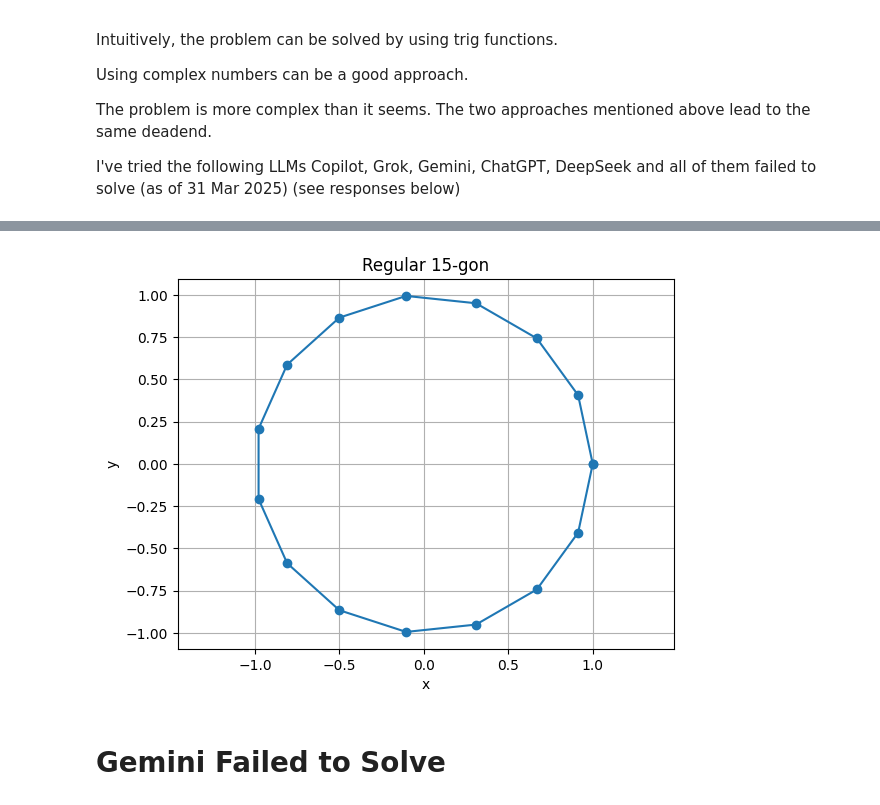
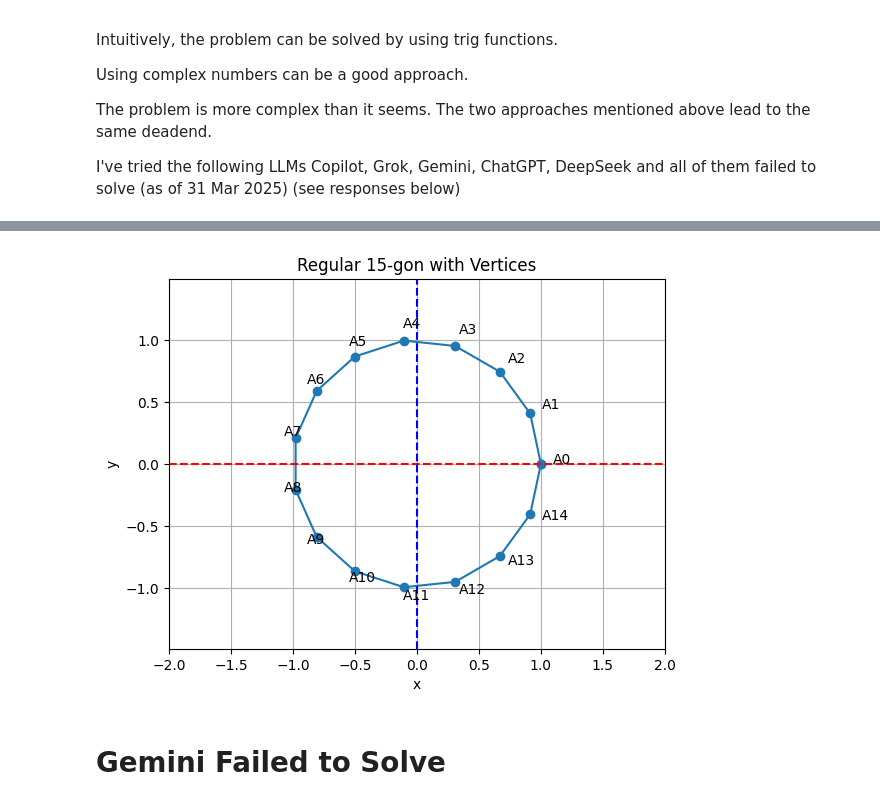
Before and after one commit to vuhung16au/MachineLearning-GenAI, a Jupyter notebook: 15_gon_Problem.ipynb, the cells around one changed output, grey strips where cells are left out. Drawn from its saved outputs; the diff is of its cells as text; code cells hidden in the pictures.

```diff
--- a/15_gon_Problem.ipynb
+++ b/15_gon_Problem.ipynb
@@ -24,22 +24,50 @@ Copilot, Grok, Gemini, ChatGPT, DeepSeek and all of them failed to solve (as of
 # %% [markdown]
 ![download.png](embedded-picture-1)
 # %%
+# import matplotlib.pyplot as plt
+# import numpy as np
+
+# def draw_polygon(n):
+#   angles = np.linspace(0, 2*np.pi, n+1)
+#   x = np.cos(angles)
+#   y = np.sin(angles)
+#   plt.plot(x, y, marker='o', linestyle='-')
+#   plt.title(f"Regular {n}-gon")
+#   plt.xlabel("x")
+#   plt.ylabel("y")
+#   # plt.xlim(-5, 5) # Set x-axis range
+#   # plt.ylim(-5, 5) # Set y-axis range
+#   plt.axis('equal')
+#   plt.grid(True)
+#   plt.show()
+
+# draw_polygon(15)
+
 import matplotlib.pyplot as plt
 import numpy as np
 
-def draw_polygon(n):
-  angles = np.linspace(0, 2*np.pi, n+1)
-  x = np.cos(angles)
-  y = np.sin(angles)
-  plt.plot(x, y, marker='o', linestyle='-')
-  plt.title(f"Regular {n}-gon")
-  plt.xlabel("x")
-  plt.ylabel("y")
-  # plt.xlim(-5, 5) # Set x-axis range
-  # plt.ylim(-5, 5) # Set y-axis range
-  plt.axis('equal')
-  plt.grid(True)
-  plt.show()
+def draw_polygon_with_vertices(n):
+    angles = np.linspace(0, 2*np.pi, n+1)
+    x = np.cos(angles)
+    y = np.sin(angles)
 
-draw_polygon(15)
+    plt.plot(x, y, marker='o', linestyle='-')
+
+    for i in range(n):
+        plt.text(x[i] * 1.1, y[i] * 1.1, f'A{i}')  # Add vertex labels
+
+    plt.title(f"Regular {n}-gon with Vertices")
+    plt.xlabel("x")
+    plt.ylabel("y")
+    plt.axis('equal')
+    plt.xlim(-2, 2)
+    plt.ylim(-2, 2)
+    plt.grid(True)
+
+    plt.axhline(0, color='red', linestyle='--') # Draw y=0 line
+    plt.axvline(0, color='blue', linestyle='--') # Draw x=0 line
+
+    plt.show()
+
+draw_polygon_with_vertices(15)
 # %% [output]
@@ -46,4 +75,4 @@ draw_polygon(15)
-[figure, old version]
+[figure, new version]
 # %% [markdown]
 # Gemini Failed to Solve
 # %% [markdown]
```
Also changed, not shown: parts of 1 cell of this notebook.
